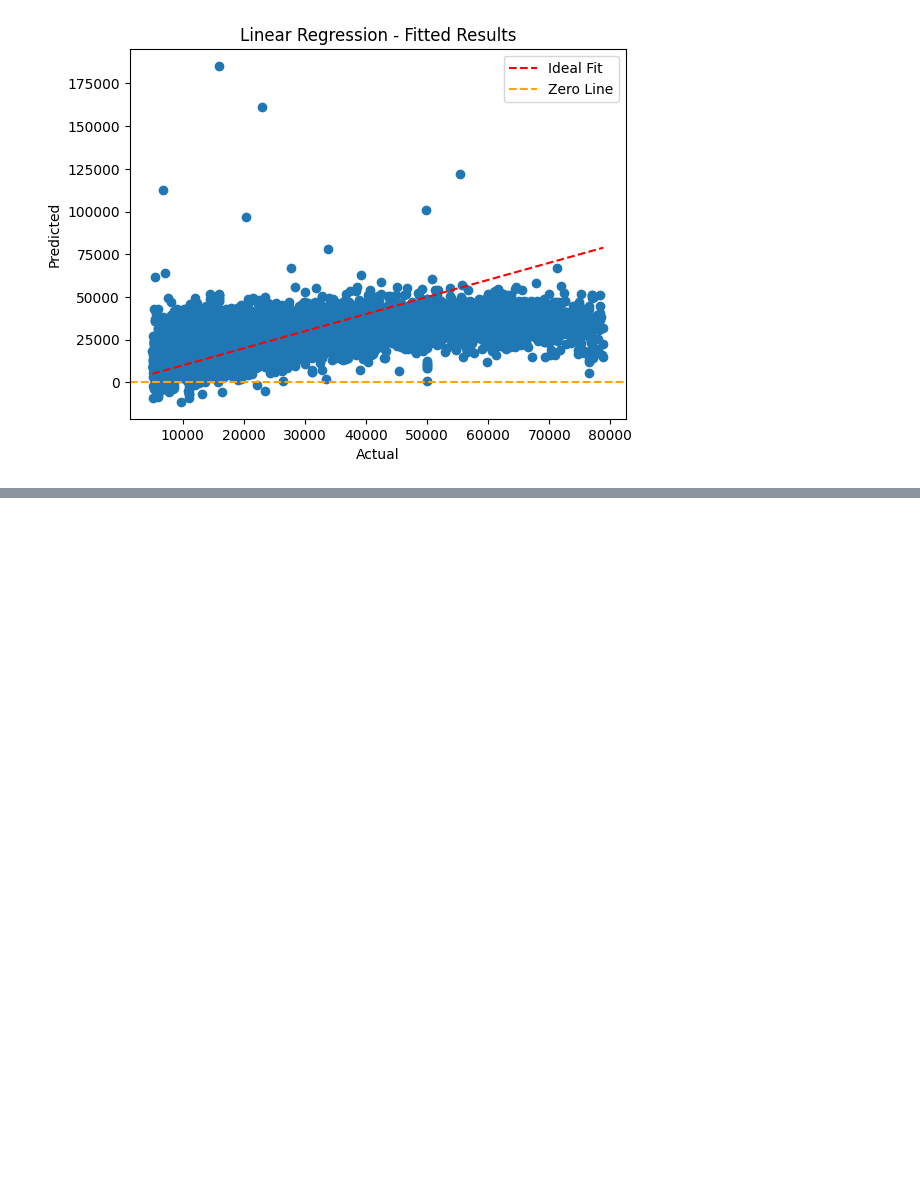
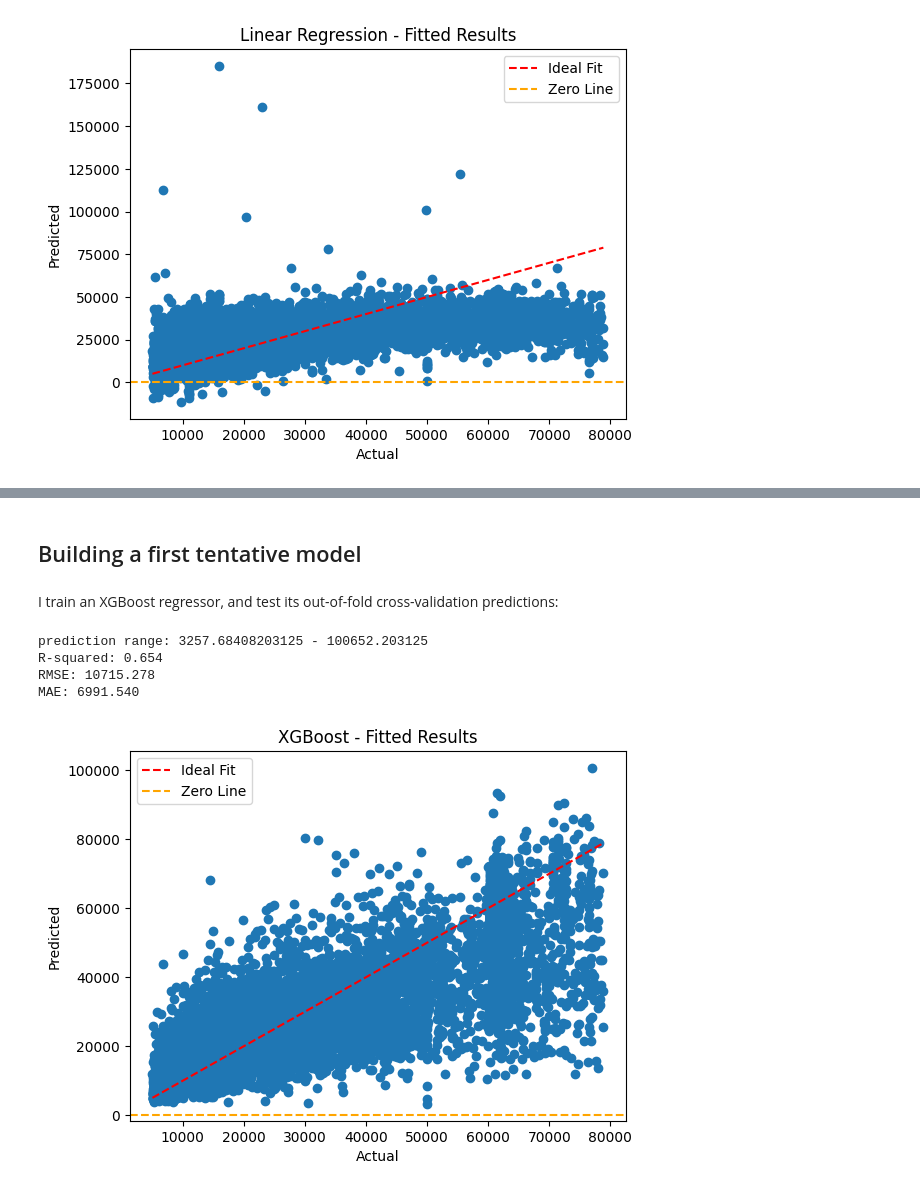
Before and after one commit to jeremysb1/xgboost, a Jupyter notebook: xgboost_model.ipynb, the cells around one changed output, grey strips where cells are left out. Cells and saved outputs as stored; diff of their text form; code cells hidden in the pictures; blank space fills up the shorter version.

Commit message:
added XGBoost model w/plot

```diff
--- a/xgboost_model.ipynb
+++ b/xgboost_model.ipynb
@@ -583,0 +645,41 @@ MAE: 11914.801
+# %% [markdown]
+## Building a first tentative model
+# %% [markdown]
+I train an XGBoost regressor, and test its out-of-fold cross-validation predictions:
+# %%
+from sklearn.model_selection import cross_validate
+from sklearn.metrics import r2_score, mean_squared_error, mean_absolute_error
+from xgboost import XGBRegressor
+
+xgb = XGBRegressor(booster='gbtree',
+                   objective='reg:gamma',
+                   n_estimators=300,
+                   max_depth=6)
+
+cv_splits = cv.split(X, y=X["neighbourhood_more_than_30"])
+y_pred_cv = cross_val_predict(xgb, Xt, y, cv=cv_splits)
+
+print(f"prediction range: {y_pred_cv.min()} - {y_pred_cv.max()}")
+
+r2 = r2_score(y, y_pred_cv)
+rmse = np.sqrt(mean_squared_error(y, y_pred_cv))
+mae = mean_absolute_error(y, y_pred_cv)
+
+print(f'R-squared: {r2:.3f}')
+print(f'RMSE: {rmse:.3f}')
+print(f'MAE: {mae:.3f}')
+
+plt.scatter(y, y_pred_cv)
+plt.plot([y.min(), y.max()], [y.min(), y.max()], 'r--', label='Ideal Fit')
+plt.axhline(0, color='orange', linestyle='--', label='Zero Line')
+plt.xlabel('Actual')
+plt.ylabel('Predicted')
+plt.title('XGBoost - Fitted Results')
+plt.legend()
+plt.show()
+# %% [output]
+prediction range: 3257.68408203125 - 100652.203125
+R-squared: 0.654
+RMSE: 10715.278
+MAE: 6991.540
+[figure, added]
```
Also changed, not shown: parts of 11 cells of this notebook.
